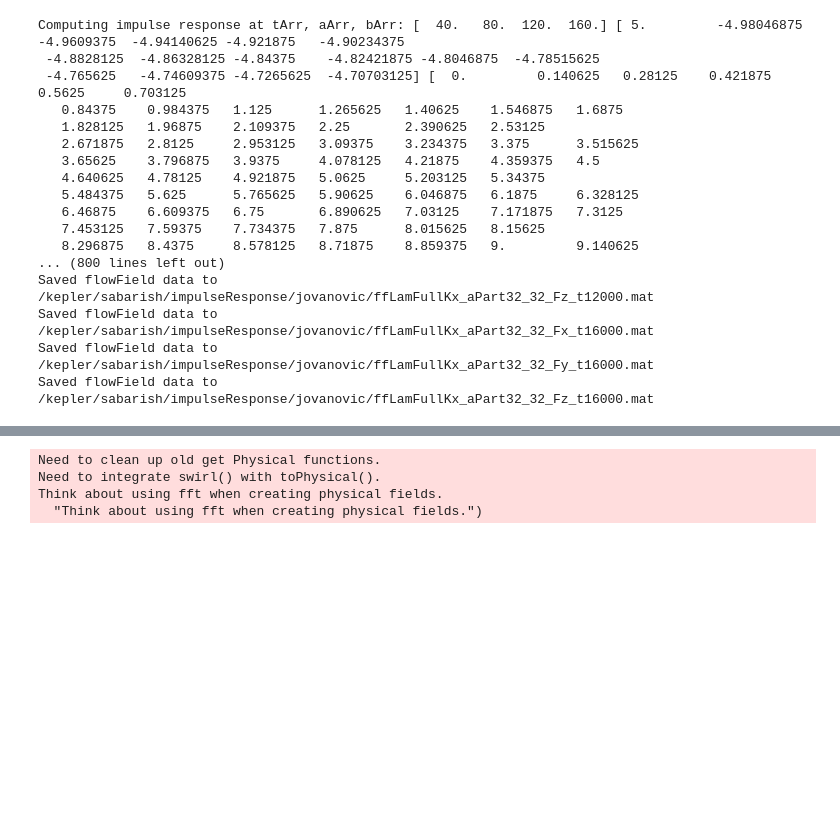
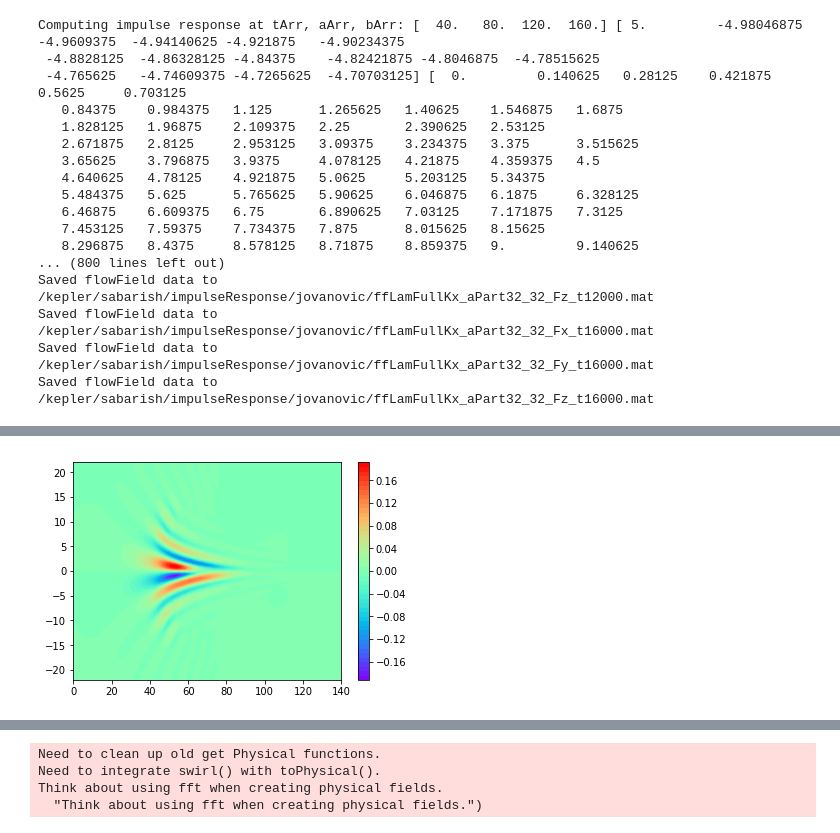
Before and after one commit to saba-vadarevu/Linear-Coherent-Structures-in-Channel-flows, a Jupyter notebook: library/jovanovicThesis.ipynb, the cells around one changed output, grey strips where cells are left out. Saved outputs shown, nothing was run; the diff lists cells and outputs as text; code cells hidden in the pictures; blank space fills up the shorter version.

```diff
--- a/library/jovanovicThesis.ipynb
+++ b/library/jovanovicThesis.ipynb
@@ -2330,3 +2330,21 @@ Saved flowField data to  /kepler/sabarish/impulseResponse/jovanovic/ffLamFullKx_
 Saved flowField data to  /kepler/sabarish/impulseResponse/jovanovic/ffLamFullKx_aPart32_32_Fx_t16000.mat
 Saved flowField data to  /kepler/sabarish/impulseResponse/jovanovic/ffLamFullKx_aPart32_32_Fy_t16000.mat
 Saved flowField data to  /kepler/sabarish/impulseResponse/jovanovic/ffLamFullKx_aPart32_32_Fz_t16000.mat
+# %%
+t = 120.
+fNameList = [(saveFolder+'ffLamFullKx_aPart%d_32_Fz_t%05d.mat'%(k,100*t)) for k in range(1,33)]
+ff0 = flowField.loadff(fNameList[0])
+#print(ff0.shape)
+#print(ff0.aArr)
+for fName in fNameList[1:]:
+    ff0 = ff0.appendField(flowField.loadff(fName))
+    #print(ff0.aArr)
+
+fNameList = [(saveFolder+'ffLam_aPart%d_32_Fz_t%05d.mat'%(k,100*t)) for k in range(1,33)]
+ff1 = flowField.loadff(fNameList[0])
+#print(ff0.shape)
+for fName in fNameList[1:]:
+    ff1 = ff1.appendField(flowField.loadff(fName))
+
+#ff0[ff0.aArr.size//2+1:] = 0.
+ff0.savePhysical(padded=False)
@@ -2332,0 +2384,21 @@ Saved flowField data to  /kepler/sabarish/impulseResponse/jovanovic/ffLamFullKx_
+# %%
+if False:
+    uDict0 = loadmat('testPhysFields.mat')
+    u0 = uDict0['u']
+    plt.contourf(xArr, zArr, u[:,:,10].T, 50, cmap='rainbow')
+    plt.colorbar()
+    plt.xlim([0., 140.])
+    plt.ylim([-22., 22.])
+    plt.show()
+
+uDict1 = ff0.toPhysical(arr=ff0[:,:,0],padded=False)
+xArr = uDict1['xArr'].flatten(); zArr = uDict1['zArr'].flatten()
+u1 = uDict1['arrPhys']
+#u1 = flowField._spec2physIfft(ff0[:,:,0])
+plt.contourf(xArr, zArr, u1[:,:,10].T, 50, cmap='rainbow')
+plt.colorbar()
+plt.xlim([0., 140.])
+plt.ylim([-22., 22.])
+plt.show()
+# %% [output]
+[figure, added]
```
Also changed, not shown: parts of 3 cells of this notebook, 1 other file.
